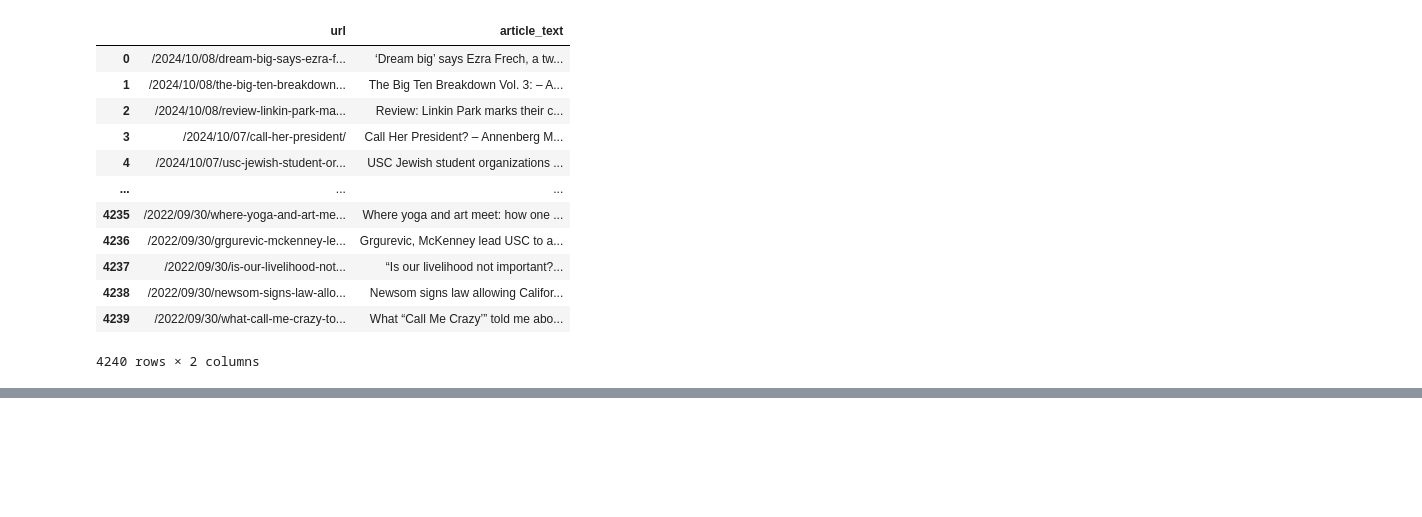
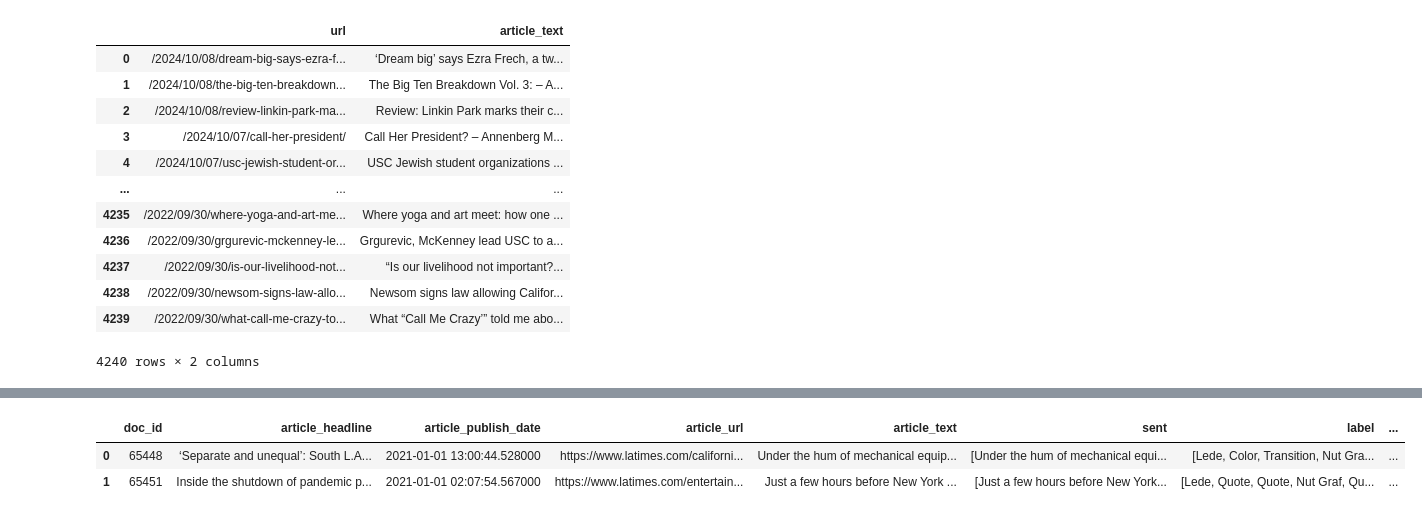
Before and after one commit to alex2awesome/news-discourse-students, a Jupyter notebook: notebooks/2024-10-08__scrape-annenberg-media.ipynb, the cells around one changed output, grey strips where cells are left out. Saved outputs shown, nothing was run; the diff lists cells and outputs as text; code cells hidden in the pictures; blank space fills up the shorter version.

```diff
--- a/notebooks/2024-10-08__scrape-annenberg-media.ipynb
+++ b/notebooks/2024-10-08__scrape-annenberg-media.ipynb
@@ -111,0 +426,38 @@ article_df
+# %%
+all_results_df = pd.DataFrame(all_results).explode('output')
+# %%
+tqdm.pandas()
+latimes_sent_df = (
+    full_latimes_articles_w_headline_df
+         .assign(sents=lambda df: df['article_text'].progress_apply(lambda x: list(map(str, nlp(x).sents))))
+         .drop(columns=['article_wayback_timestamp', 'all_text'])
+)
+
+latimes_sent_df_exp = (
+    latimes_sent_df
+        .assign(sents=lambda df: df['sents'].apply(lambda x: list(enumerate(x))))
+        .explode('sents')
+        .assign(sentence_index=lambda df: df['sents'].str.get(0))
+        .assign(sent=lambda df: df['sents'].str.get(1))
+        .drop(columns='sents')
+        .rename(columns={'id': 'doc_id'})
+)
+# %%
+all_results_df_exp = (
+    all_results_df
+         .loc[lambda df: df['output'].notnull()].pipe(lambda df: pd.concat([
+            df[['id']].reset_index(drop=True),
+            pd.DataFrame(df['output'].tolist())
+        ], axis=1))
+     .assign(doc_id=lambda df: df['id'].str.split('__').str.get(0).str.replace('doc_id-', '').astype(int))
+)
+# %%
+merged_latimes_df = (
+    latimes_sent_df_exp
+         .merge(all_results_df_exp)
+         .sort_values(['doc_id', 'sentence_index'])
+         .groupby(['doc_id', 'link_text', 'article_publish_date', 'article_url', 'article_text'])
+         [['sent', 'label', 'justification']].aggregate(list)
+         .reset_index()
+         .rename(columns={'link_text': 'article_headline'})
+)
@@ -111,0 +755,6 @@ article_df
+# %%
+merged_latimes_df.head(2)
+# %% [output]
+|  | doc_id | article_headline | article_publish_date | article_url | article_text | sent | label | ... |
+| 0 | 65448 | ‘Separate and unequal’: South L.A... | 2021-01-01 13:00:44.528000 | https://www.latimes.com/californi... | Under the hum of mechanical equip... | [Under the hum of mechanical equi... | [Lede, Color, Transition, Nut Gra... | ... |
+| 1 | 65451 | Inside the shutdown of pandemic p... | 2021-01-01 02:07:54.567000 | https://www.latimes.com/entertain... | Just a few hours before New York ... | [Just a few hours before New York... | [Lede, Quote, Quote, Nut Graf, Qu... | ... |
```
Also changed, not shown: parts of 96 cells of this notebook, 21 other files.
